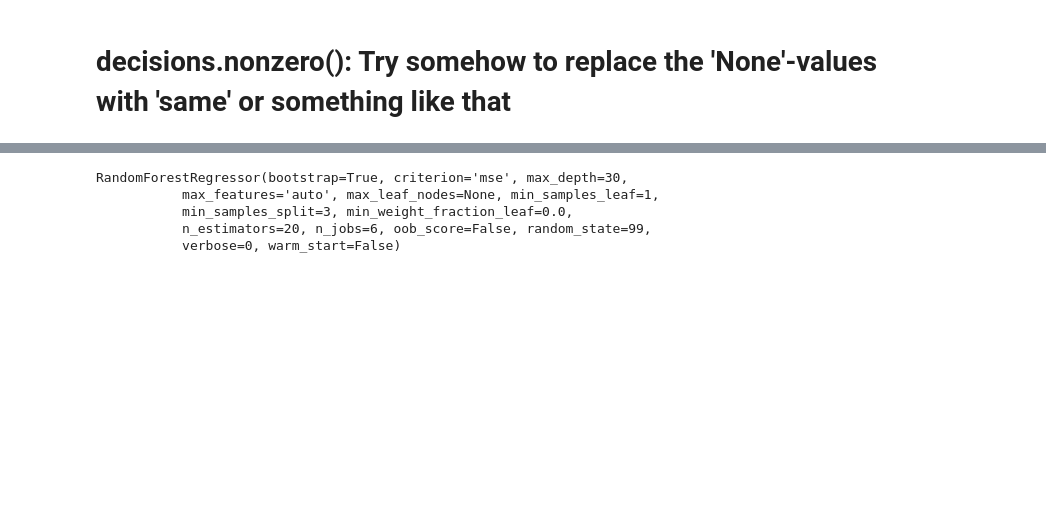
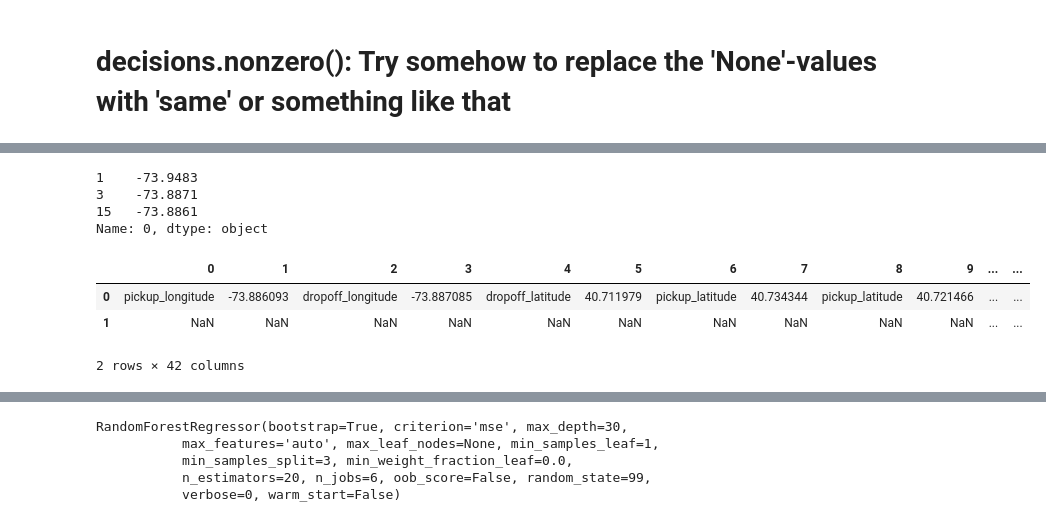
Before and after one commit to nikhase/nyc-taxi, a Jupyter notebook: weeklyAnalysis.ipynb, the cells around one changed output, grey strips where cells are left out. Drawn from its saved outputs; the diff is of its cells as text; code cells hidden in the pictures; blank space fills up the shorter version.

```diff
--- a/weeklyAnalysis.ipynb
+++ b/weeklyAnalysis.ipynb
@@ -1317,0 +1432,14 @@ array([['pickup_longitude', '-73.8860931396', 'dropoff_longitude', ...,
+# %%
+long_splits
+# %% [output]
+1    -73.9483
+3    -73.8871
+15   -73.8861
+Name: 0, dtype: object
+# %%
+decisionsdf.head(2)
+# %% [output]
+|  | 0 | 1 | 2 | 3 | 4 | 5 | 6 | 7 | 8 | 9 | ... | ... |
+| 0 | pickup_longitude | -73.886093 | dropoff_longitude | -73.887085 | dropoff_latitude | 40.711979 | pickup_latitude | 40.734344 | pickup_latitude | 40.721466 | ... | ... |
+| 1 | NaN | NaN | NaN | NaN | NaN | NaN | NaN | NaN | NaN | NaN | ... | ... |
+2 rows × 42 columns
```
Also changed, not shown: parts of 24 cells of this notebook.
